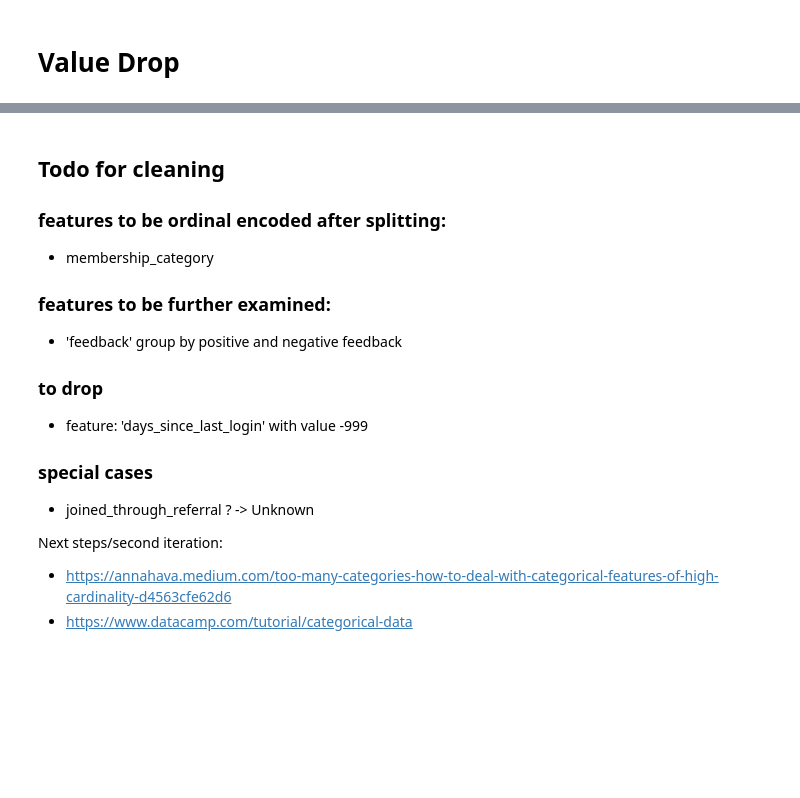
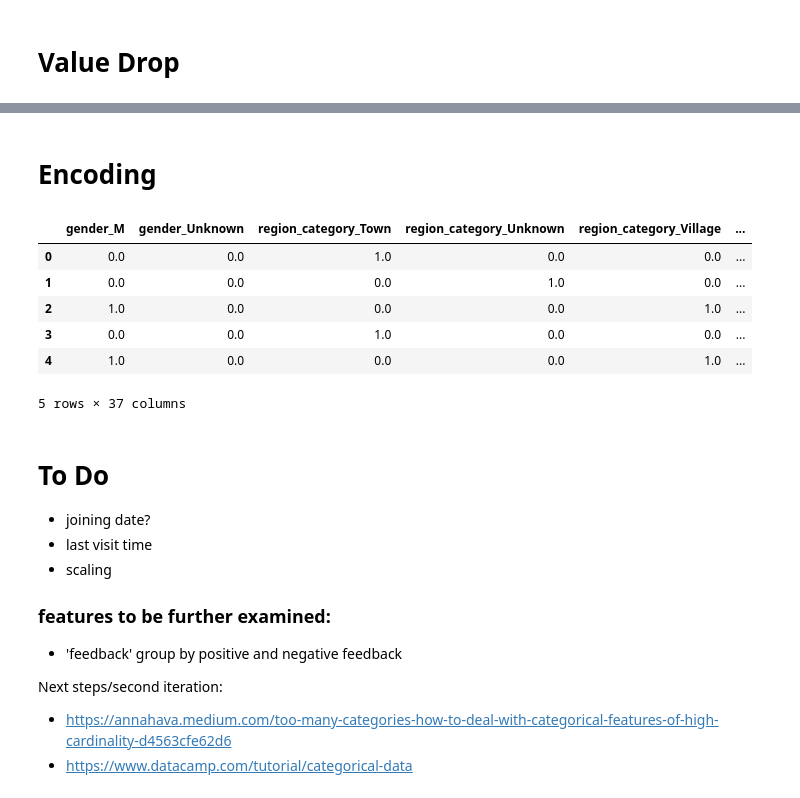
Before and after one commit to forster-j/churn-prediction, a Jupyter notebook: 04_data_cleaning_feature.ipynb, the cells around one changed output, grey strips where cells are left out. Drawn from its saved outputs; the diff is of its cells as text; code cells hidden in the pictures; blank space fills up the shorter version.

```diff
--- a/04_data_cleaning_feature.ipynb
+++ b/04_data_cleaning_feature.ipynb
@@ -65,17 +168,69 @@ memory usage: 4.4+ MB
+# %% [markdown]
+# Encoding
+# %%
+#one hot encode
+to_ohe = ["gender",
+          "region_category",
+          "joined_through_referral",
+          "preferred_offer_types",
+          "medium_of_operation",
+          "internet_option",
+          "used_special_discount",
+          "complaint_status",
+          "feedback"]
+
+#column transformer
+preprocessor = ColumnTransformer(
+    transformers=[
+        ('onehot', OneHotEncoder(drop= "first", handle_unknown='ignore'), to_ohe)
+    ],
+    remainder='passthrough'  # Keep any remaining columns unchanged
+)
+
+
+# Fit and transform the data
+data_encoded = preprocessor.fit_transform(df_train)
+data_encoded_test = preprocessor.transform(df_test)
+
+# Get column names for the one-hot encoded columns
+column_names = preprocessor.named_transformers_['onehot'].get_feature_names_out(to_ohe)
+
+# Create a DataFrame with the one-hot encoded columns
+df_train = pd.DataFrame(data_encoded, columns=list(column_names) + list(df_train.columns.drop(to_ohe)))
+df_test = pd.DataFrame(data_encoded_test, columns=list(column_names) + list(df_test.columns.drop(to_ohe)))
+# %%
+# order fpr categories
+order = { "No Membership": 0,
+         "Basic Membership": 1,
+         "Silver Membership": 2,
+         "Gold Membership": 3,
+         "Platinum Membership": 4,
+         "Premium Membership": 5}
+
+df_train.membership_category = df_train.membership_category.map(order)
+df_test.membership_category = df_test.membership_category.map(order)
+# %%
+df_train.head()
+# %% [output]
+|  | gender_M | gender_Unknown | region_category_Town | region_category_Unknown | region_category_Village | ... |
+| 0 | 0.0 | 0.0 | 1.0 | 0.0 | 0.0 | ... |
+| 1 | 0.0 | 0.0 | 0.0 | 1.0 | 0.0 | ... |
+| 2 | 1.0 | 0.0 | 0.0 | 0.0 | 1.0 | ... |
+| 3 | 0.0 | 0.0 | 1.0 | 0.0 | 0.0 | ... |
+| 4 | 1.0 | 0.0 | 0.0 | 0.0 | 1.0 | ... |
+5 rows × 37 columns
 # %% [markdown]
-## Todo for cleaning
-### features to be ordinal encoded after splitting:
-- membership_category
+# To Do
+- joining date?
+- last visit time
+- scaling
+
 
 ### features to be further examined:
 - 'feedback' group by positive and negative feedback
 
-### to drop
-- feature: 'days_since_last_login' with value -999
 
 
-### special cases
-- joined_through_referral ? -> Unknown
 
 
 Next steps/second iteration:
```
Also changed, not shown: parts of 12 cells of this notebook, 1 other file.
